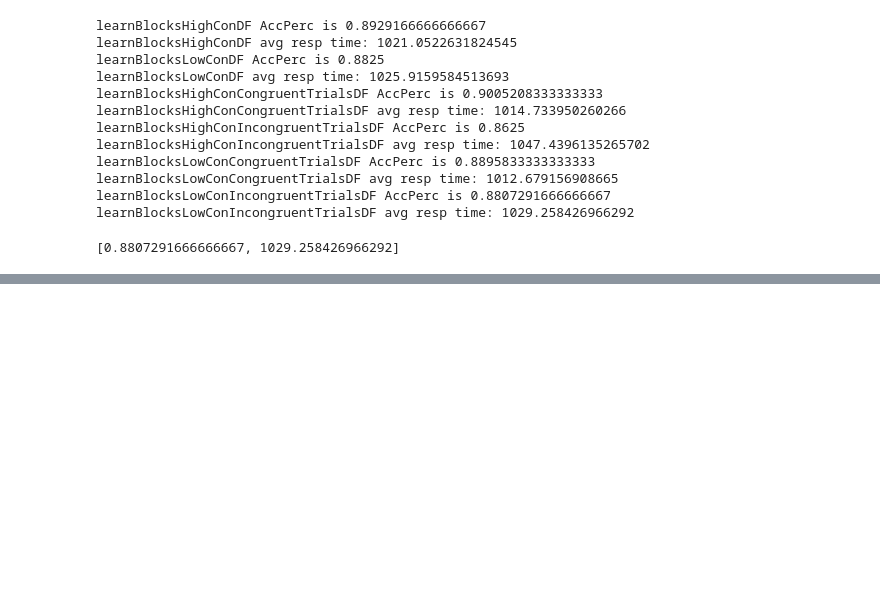
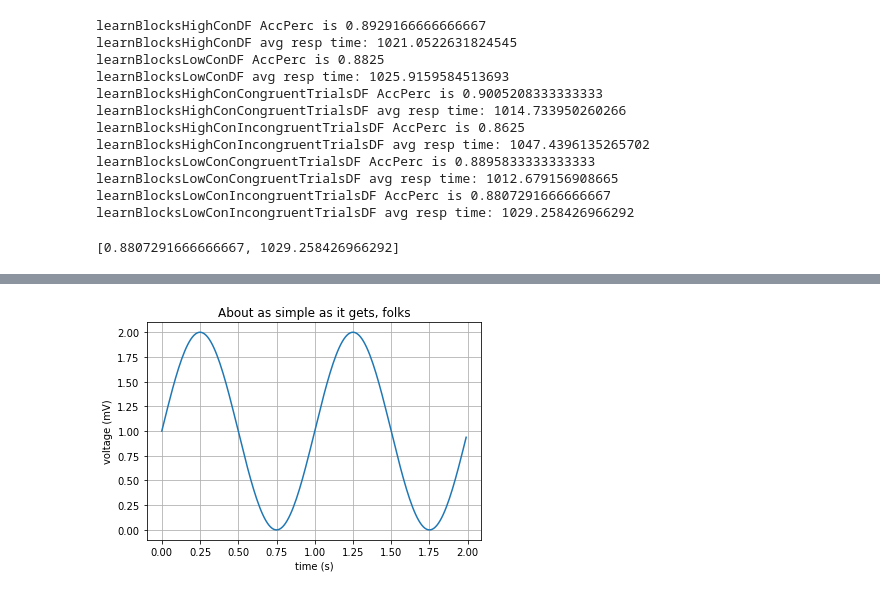
Before and after one commit to jimzhang629/contextFlanker2.0, a Jupyter notebook: analysis/makecsv.ipynb, the cells around one changed output, grey strips where cells are left out. Saved outputs shown, nothing was run; the diff lists cells and outputs as text; code cells hidden in the pictures; blank space fills up the shorter version.

```diff
--- a/analysis/makecsv.ipynb
+++ b/analysis/makecsv.ipynb
@@ -342,0 +426,15 @@ afterNewConTestDF = testBlockDF.loc[(testBlockDF['repeat'] == False) & (testBloc
+# %%
+
+
+t = np.arange(0.0, 2.0, 0.01)
+s = 1 + np.sin(2*np.pi*t)
+plt.plot(t, s)
+
+plt.xlabel('time (s)')
+plt.ylabel('voltage (mV)')
+plt.title('About as simple as it gets, folks')
+plt.grid(True)
+plt.savefig("test.png")
+plt.show()
+# %% [output]
+[figure, added]
```
Also changed, not shown: parts of 9 cells of this notebook, 1 other file.
